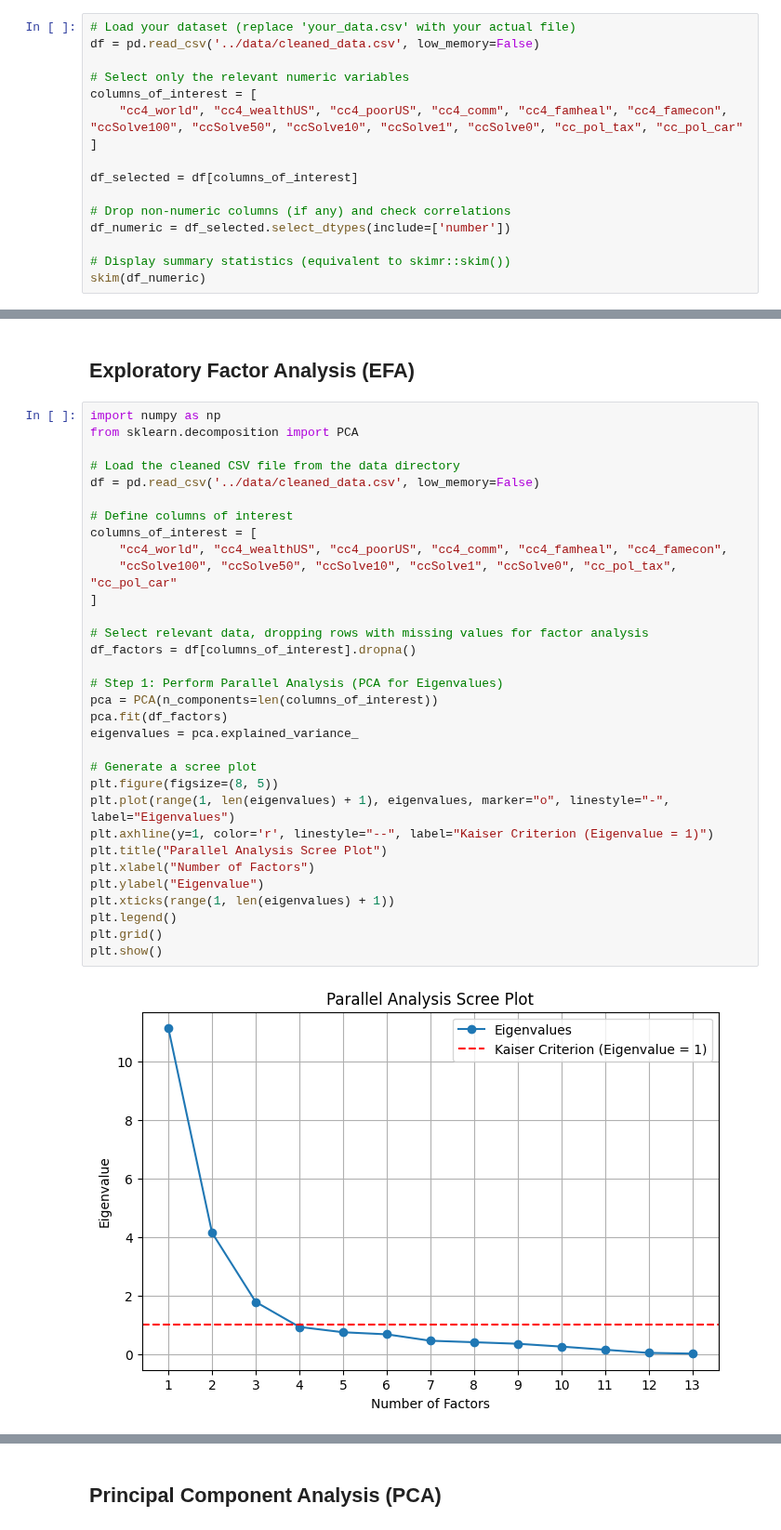
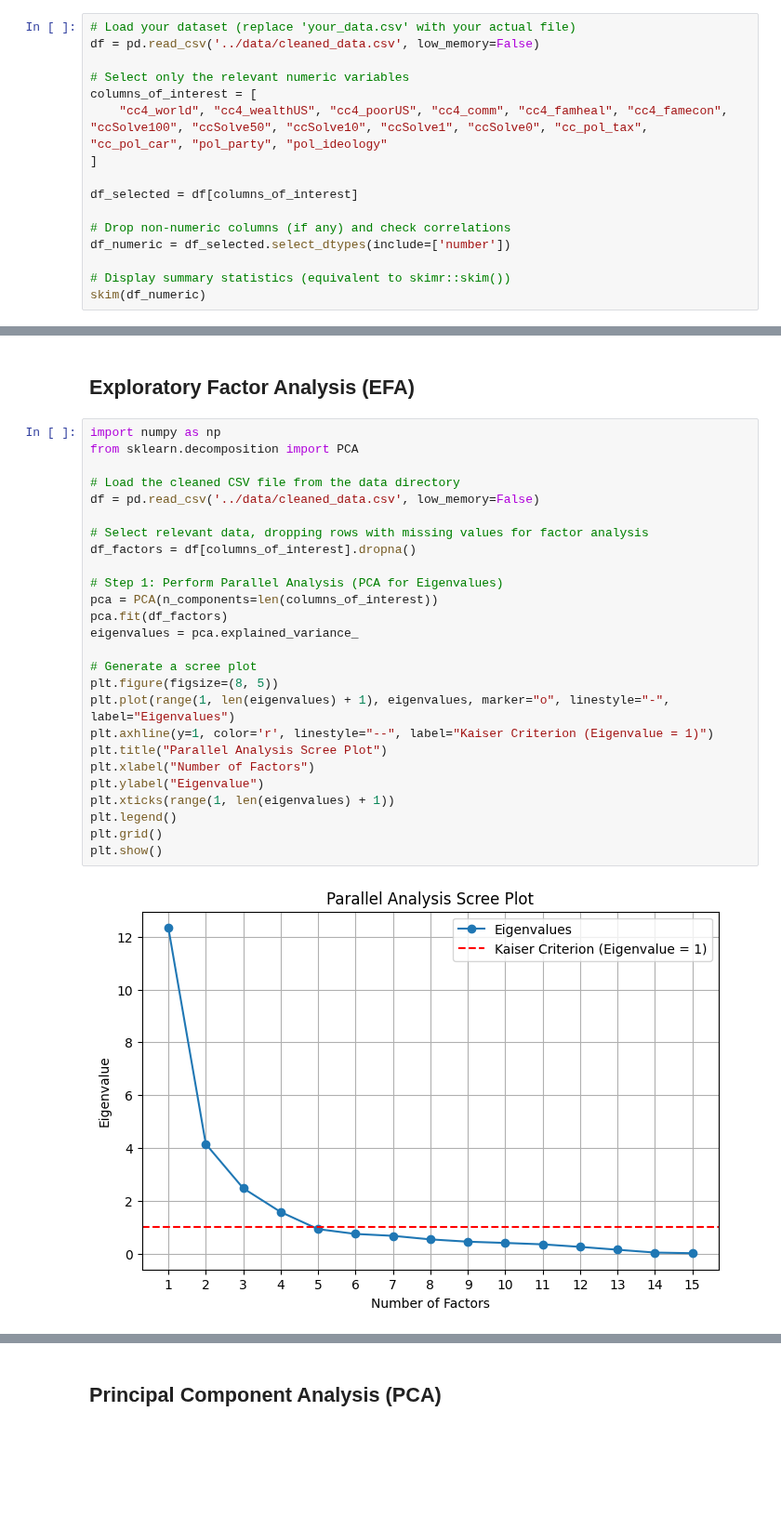
Before and after one commit to paraskevasleivadaros/climate-opinions-and-elections, a Jupyter notebook: notebooks/exploratory_data_analysis.ipynb, the cells around one changed output, grey strips where cells are left out. Shown at 93% size. Saved outputs shown, nothing was run; the diff lists cells and outputs as text; blank space fills up the shorter version.

```diff
--- a/notebooks/exploratory_data_analysis.ipynb
+++ b/notebooks/exploratory_data_analysis.ipynb
@@ -154,7 +183,7 @@ df = pd.read_csv('../data/cleaned_data.csv', low_memory=False)
 
 # Select only the relevant numeric variables
 columns_of_interest = [
-    "cc4_world", "cc4_wealthUS", "cc4_poorUS", "cc4_comm", "cc4_famheal", "cc4_famecon", "ccSolve100", "ccSolve50", "ccSolve10", "ccSolve1", "ccSolve0", "cc_pol_tax", "cc_pol_car"
+    "cc4_world", "cc4_wealthUS", "cc4_poorUS", "cc4_comm", "cc4_famheal", "cc4_famecon", "ccSolve100", "ccSolve50", "ccSolve10", "ccSolve1", "ccSolve0", "cc_pol_tax", "cc_pol_car", "pol_party", "pol_ideology"
 ]
 
 df_selected = df[columns_of_interest]
@@ -379,37 +404,31 @@ The correlation matrix visualizes relationships between variables using **Spearm
 # %%
 import numpy as np
 from sklearn.decomposition import PCA
 
 # Load the cleaned CSV file from the data directory
 df = pd.read_csv('../data/cleaned_data.csv', low_memory=False)
-
-# Define columns of interest
-columns_of_interest = [
-    "cc4_world", "cc4_wealthUS", "cc4_poorUS", "cc4_comm", "cc4_famheal", "cc4_famecon",
-    "ccSolve100", "ccSolve50", "ccSolve10", "ccSolve1", "ccSolve0", "cc_pol_tax", "cc_pol_car"
-]
 
 # Select relevant data, dropping rows with missing values for factor analysis
 df_factors = df[columns_of_interest].dropna()
 
 # Step 1: Perform Parallel Analysis (PCA for Eigenvalues)
 pca = PCA(n_components=len(columns_of_interest))
 pca.fit(df_factors)
 eigenvalues = pca.explained_variance_
 
 # Generate a scree plot
 plt.figure(figsize=(8, 5))
 plt.plot(range(1, len(eigenvalues) + 1), eigenvalues, marker="o", linestyle="-", label="Eigenvalues")
 plt.axhline(y=1, color='r', linestyle="--", label="Kaiser Criterion (Eigenvalue = 1)")
 plt.title("Parallel Analysis Scree Plot")
 plt.xlabel("Number of Factors")
 plt.ylabel("Eigenvalue")
 plt.xticks(range(1, len(eigenvalues) + 1))
 plt.legend()
 plt.grid()
 plt.show()
 # %% [output]
-[figure, old version]
+[figure, new version]
 # %% [markdown]
 The scree plot suggests the optimal number of **factors/components** for analysis:
 - **Kaiser Criterion (Eigenvalue > 1)** indicates that **2 to 4 factors** should be retained
```
Also changed, not shown: parts of 24 cells of this notebook, 3 other files.
